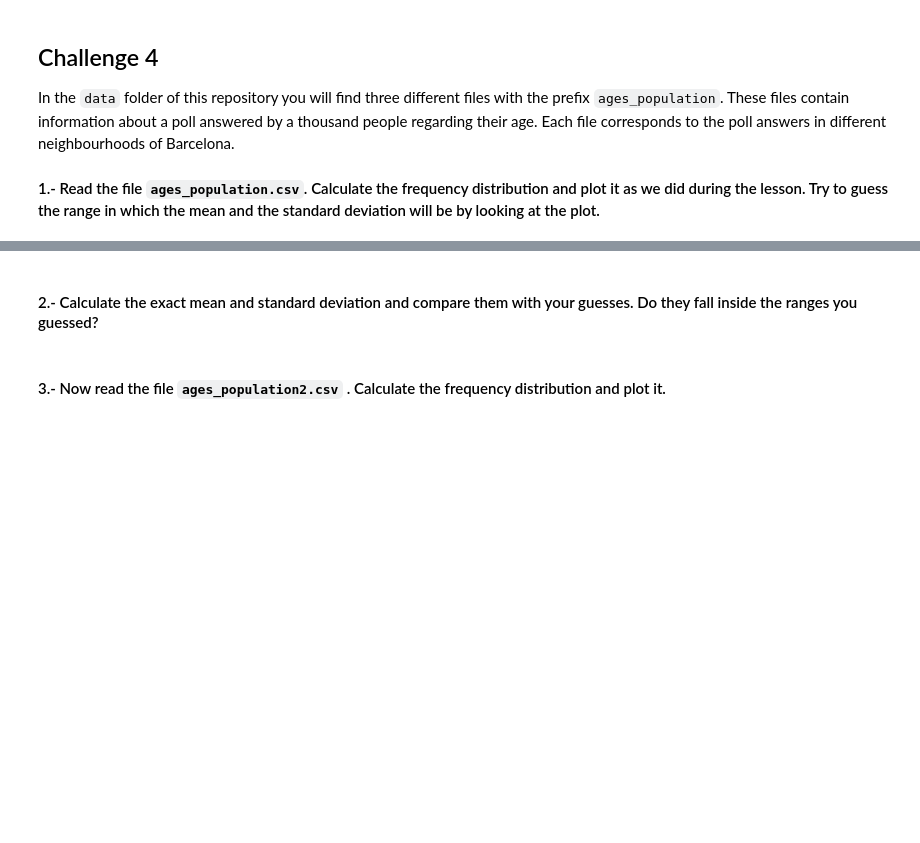
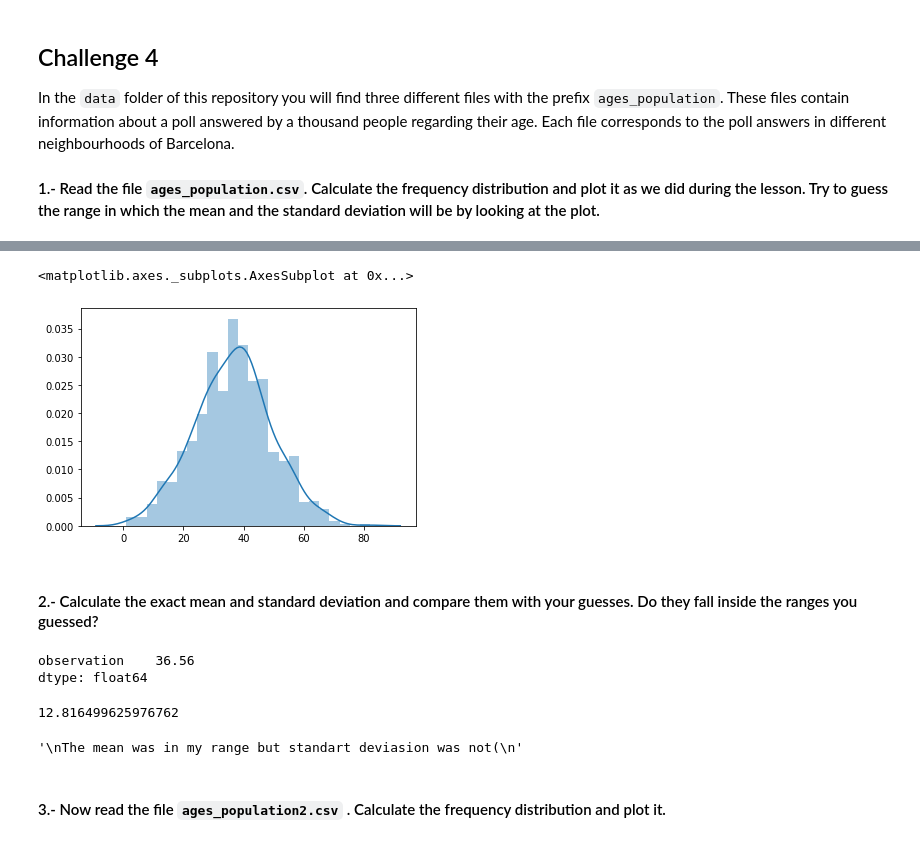
Before and after one commit to ta-data-lis/lab-understanding-descriptive-stats, a Jupyter notebook: your-code/main.ipynb, the cells around one changed output, grey strips where cells are left out. Drawn from its saved outputs; the diff is of its cells as text; code cells hidden in the pictures; blank space fills up the shorter version.

```diff
--- a/your-code/main.ipynb
+++ b/your-code/main.ipynb
@@ -278,3 +285,5 @@ In the `data` folder of this repository you will find three different files with
 #### 1.- Read the file `ages_population.csv`. Calculate the frequency distribution and plot it as we did during the lesson. Try to guess the range in which the mean and the standard deviation will be by looking at the plot.
 # %%
 # your code here
+data = pd.read_csv('../data/ages_population.csv')
+data.head()
@@ -281,4 +297,13 @@ In the `data` folder of this repository you will find three different files with
+# %%
+sns.distplot(data)
+# %% [output]
+<matplotlib.axes._subplots.AxesSubplot at 0x...>
+[figure, added]
 # %% [markdown]
 #### 2.- Calculate the exact mean and standard deviation and compare them with your guesses. Do they fall inside the ranges you guessed?
 # %%
 # your code here
+np.mean(data)
+# %% [output]
+observation    36.56
+dtype: float64
@@ -289,3 +310,13 @@ your comments here
+# %%
+data['observation'].std()
+# %% [output]
+12.816499625976762
+# %%
+"""
+The mean was in my range but standart deviasion was not(
+"""
+# %% [output]
+'\nThe mean was in my range but standart deviasion was not(\n'
 # %% [markdown]
 #### 3.- Now read the file `ages_population2.csv` . Calculate the frequency distribution and plot it.
 # %%
```
Also changed, not shown: parts of 39 cells of this notebook.
